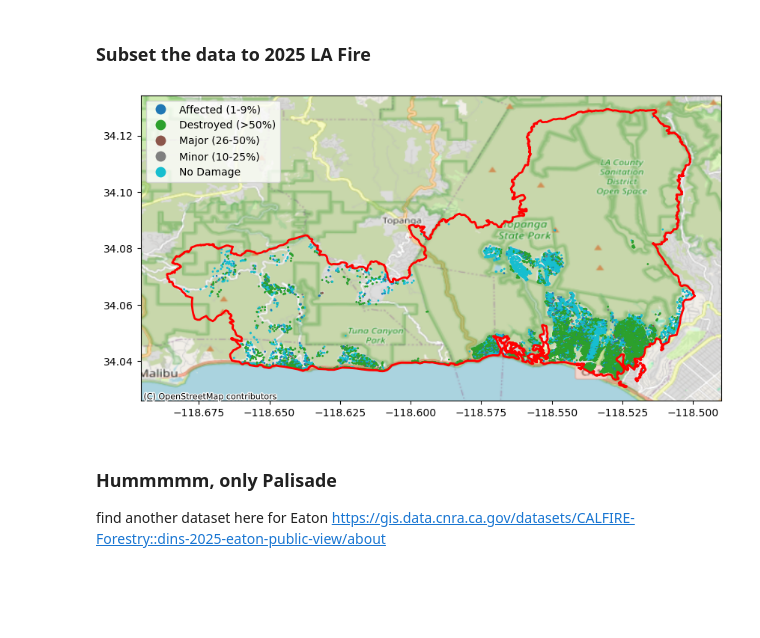
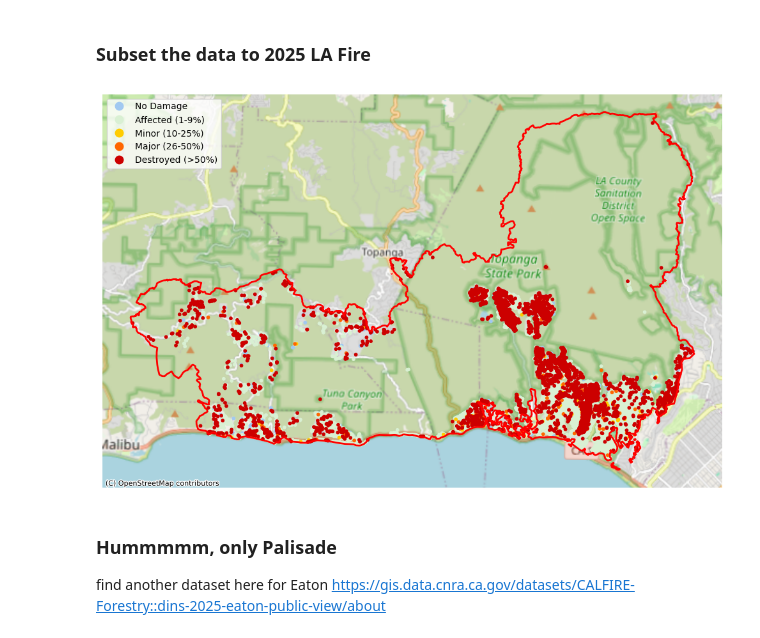
Before and after one commit to JoyceCaiOcean/WILDFIRE, a Jupyter notebook: Cai_Folder/FireDamage.ipynb, the cells around one changed output. Cells and saved outputs as stored; diff of their text form; code cells hidden in the pictures; blank space fills up the shorter version.

```diff
--- a/Cai_Folder/FireDamage.ipynb
+++ b/Cai_Folder/FireDamage.ipynb
@@ -51,14 +45,3 @@ fire_perimeter_gdf = gpd.read_file(fire_perimeter_fp)
 # %%
 dins_gdf = dins_gdf.to_crs(fire_perimeter_gdf.crs)
 overlap_gdf = gpd.clip(dins_gdf,fire_perimeter_gdf)
-# %%
-f,ax=plt.subplots(figsize=(10,10))
-
-overlap_gdf.plot(ax=ax,column="DAMAGE", s=1, legend=True)
-gpd.GeoSeries(fire_perimeter_gdf.geometry.iloc[1]).plot(
-    ax=ax, edgecolor="red", facecolor="none", linewidth=2
-)
-
-ctx.add_basemap(ax, source=ctx.providers.OpenStreetMap.Mapnik, crs=overlap_gdf.crs)
-# %% [output]
-[figure, removed]
@@ -65,3 +58,24 @@ ctx.add_basemap(ax, source=ctx.providers.OpenStreetMap.Mapnik, crs=overlap_gdf.c
+# %%
+f, ax = plt.subplots(figsize=(10, 10))
+
+# Plot the overlap_gdf with custom colormap for damage levels
+overlap_gdf_sorted.plot(ax=ax, column="DAMAGE", s=10, cmap=cmap, legend=True,
+                 legend_kwds={'labels': damage_labels})
+
+gpd.GeoSeries(fire_perimeter_gdf.geometry.iloc[1]).plot(
+    ax=ax, edgecolor="red", facecolor="none", linewidth=2
+)
+
+ctx.add_basemap(ax, source=ctx.providers.OpenStreetMap.Mapnik, crs=overlap_gdf.crs)
+
+ax.set_axis_off()
+plt.tight_layout()
+
+plt.savefig('plots/pali_damage_all.png', dpi=300, bbox_inches='tight')
+
+plt.show()
+# %% [output]
+[figure, added]
 # %%
 pali_dins_gdf = overlap_gdf.copy()
 # %% [markdown]
```
Also changed, not shown: parts of 22 cells of this notebook.
